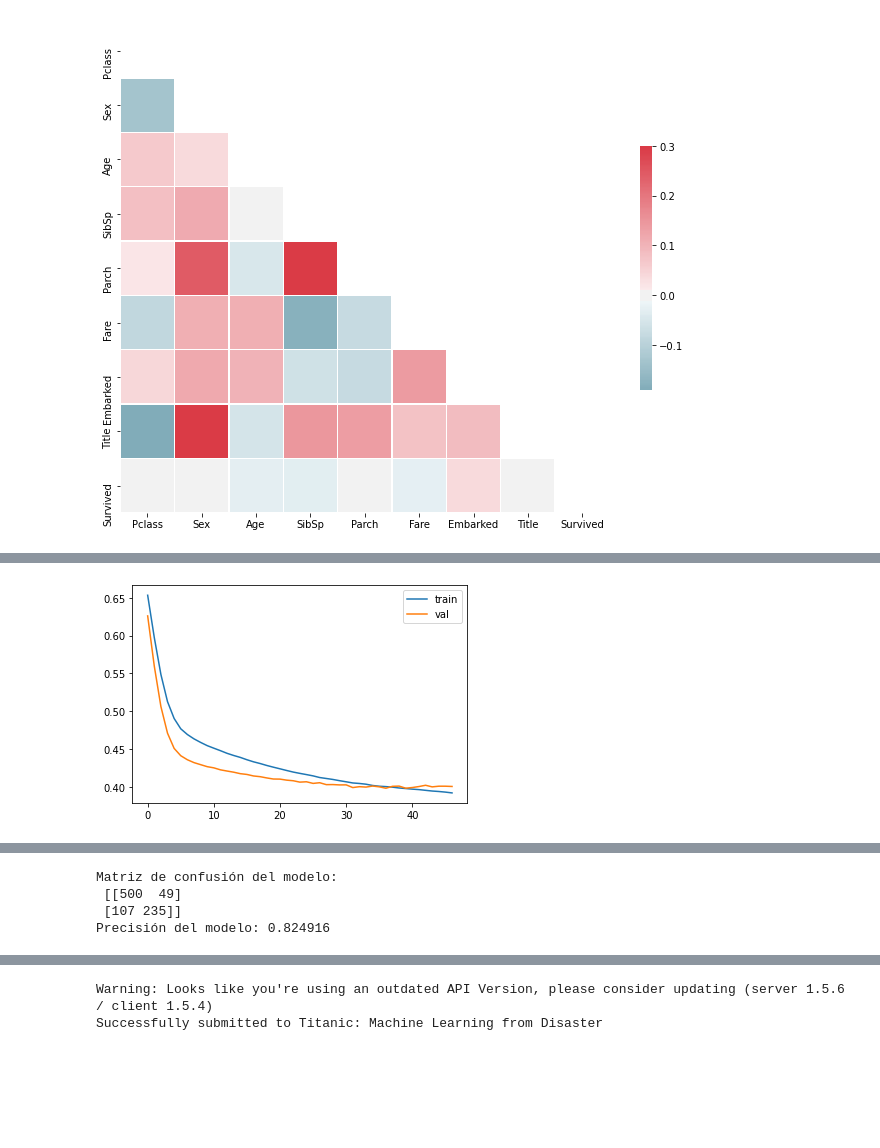
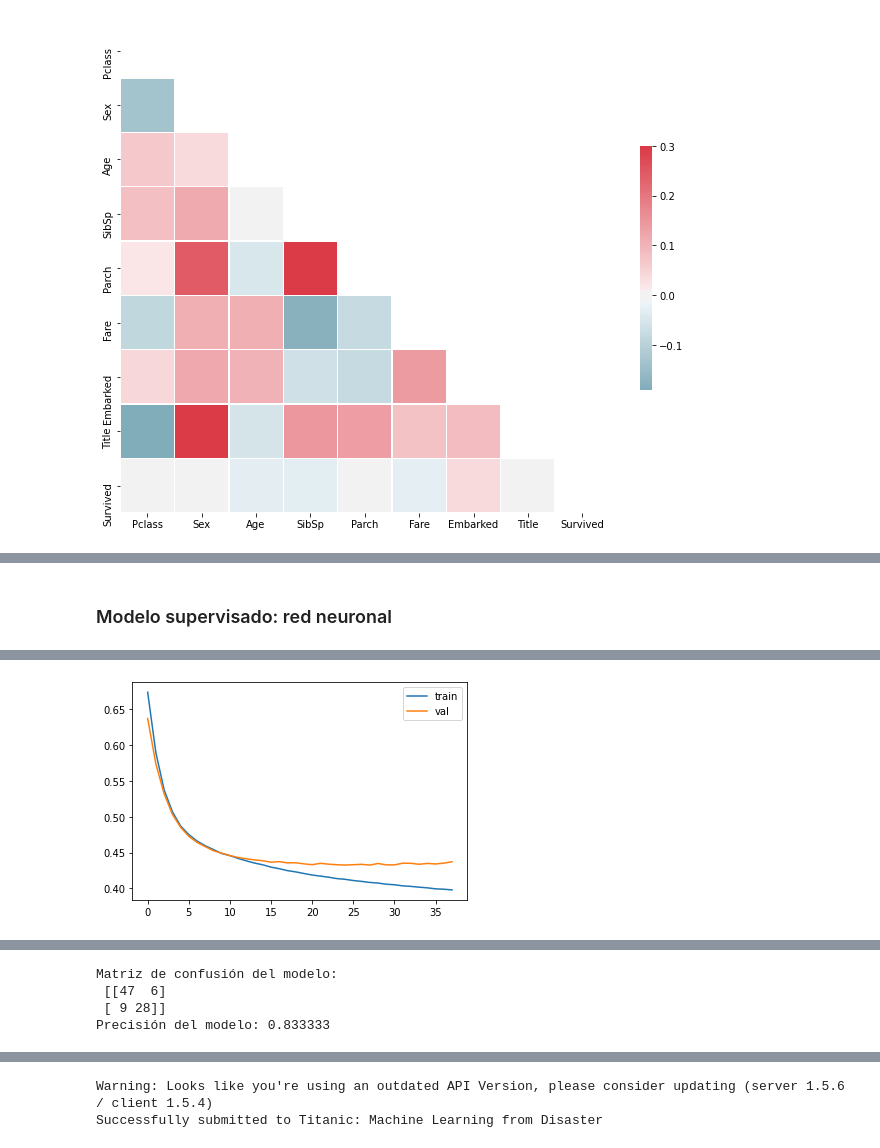
Before and after one commit to dmar10862/uoc_tipologia_y_ciclo_de_vida_de_los_datos_practica_2, a Jupyter notebook: src/UOC_M2851_DataAnalysis.ipynb, the cells around one changed output, grey strips where cells are left out. Cells and saved outputs as stored; diff of their text form; code cells hidden in the pictures; blank space fills up the shorter version.

```diff
--- a/src/UOC_M2851_DataAnalysis.ipynb
+++ b/src/UOC_M2851_DataAnalysis.ipynb
@@ -1058,6 +1067,3 @@ plot = sns.heatmap(corr, mask=mask, cmap=cmap, vmax=.3, center=0,
             square=True, linewidths=.5, cbar_kws={"shrink": .5})
 # %% [output]
 [figure]
-# %%
-model = sm.OLS(y_train.values.ravel(), X_train).fit()
-display(model.summary())
@@ -1091,0 +1072,4 @@ Warnings:
+# %%
+# Se separa el conjunto de entrenamieto original en un nuevo
+# conjunto de entrenamiento y otro de validación del modelo
+X_train, X_val, y_train, y_val = train_test_split(X_train, y_train, test_size=val_size)
@@ -1114 +1111,3 @@ Precisión del modelo: 0.799102
+# %% [markdown]
+### Modelo supervisado: red neuronal
 # %%
@@ -1164,2 +1147,33 @@ def dense_nn(X, y, epochs, batch_size, lr, patience, neurons, shuffle=True):
+# %%
+# Se define una función para entrenar red neuronal
+def ann_model(X_train, X_val, y_train, y_val, epochs, batch_size, lr, patience, neurons, shuffle=True):
+  # Se obtienen el número de neuronas de entrada y salida del la red neuronal
+  # a partir de las dimensiones del conjunto de entrenamiento
+  n_input =  X_train.shape[1]
+  n_output = y_train.shape[1]
+
+  # Se define la red neuronal
+  model = Sequential([
+      # Capa de entrada con el numero de neuronas obtenido anteriormente
+      # y función de activación relu
+      Dense(n_input, input_dim=n_input, activation='relu'),
+      # Capa oculta con el número de neuronas definido como parámetro
+      # y función de activación relu
+      Dense(neurons, activation='relu'),
+      # Capa de salida con el número de neuronas obtenido anteriormente
+      # y función de activación sigmoide para que la red funcione como
+      # un clasificador binario
+      Dense(n_output, activation='sigmoid')
+  ])
+
+  # Se optimiza la red neuronal definida con la función de coste binary_crossentropy
+  # utilizando como ratio de aprendizaje el definido como parámetro
+  model.compile(optimizer=Adam(lr=lr), loss='binary_crossentropy', metrics=['accuracy'])
+
+  # Se entrena el modelo de red neuronal definido
+  model = train_ann_model(model, X_train, y_train, X_val, y_val, epochs, batch_size, patience, shuffle)
+
+  # Se devuelve el modelo obtenido después del entrenamieto
+  return model
 # %%
 # ML Model predict
@@ -1169,5 +1185,6 @@ def predict_with_ml_model(model, X, batch_size):
   return y_pred
 # %%
-model = dense_nn(X_train, y_train, epochs=epochs, batch_size=batch_size, lr=lr, patience=patience, neurons=neurons)
+# Se implementa y entrena el modelo de red neuronal
+model_ann = ann_model(X_train, X_val, y_train, y_val, epochs=epochs, batch_size=batch_size, lr=lr, patience=patience, neurons=neurons)
 # %% [output]
 Epoch 1/200
@@ -1190 +1207 @@ Epoch 00047: early stopping
-[figure, old version]
+[figure, new version]
@@ -1195,15 +1212,15 @@ Val Accuracy: 0.822222
 # %%
-# accuracy
-y_pred = predict_with_ml_model(model, X_train, batch_size=batch_size)
+# Precisión del modelo de red neuronal
+y_pred_ann = predict_with_ann_model(model_ann, X_val, batch_size=batch_size)
 
-train_acc = round(accuracy_score(y_train, y_pred, normalize=True),6)
-cmatrix_train = confusion_matrix(y_train, y_pred)
+val_acc_ann = round(accuracy_score(y_val, y_pred_ann, normalize=True),6)
+val_cmatrix_ann = confusion_matrix(y_val, y_pred_ann)
 
-print('Matriz de confusión del modelo:\n', cmatrix_train)
-print('Precisión del modelo:', train_acc)
+print('Matriz de confusión del modelo:\n', val_cmatrix_ann)
+print('Precisión del modelo:', val_acc_ann)
 # %% [output]
 Matriz de confusión del modelo:
- [[500  49]
- [107 235]]
-Precisión del modelo: 0.824916
+ [[47  6]
+ [ 9 28]]
+Precisión del modelo: 0.833333
 # %%
```
Also changed, not shown: parts of 44 cells of this notebook.
